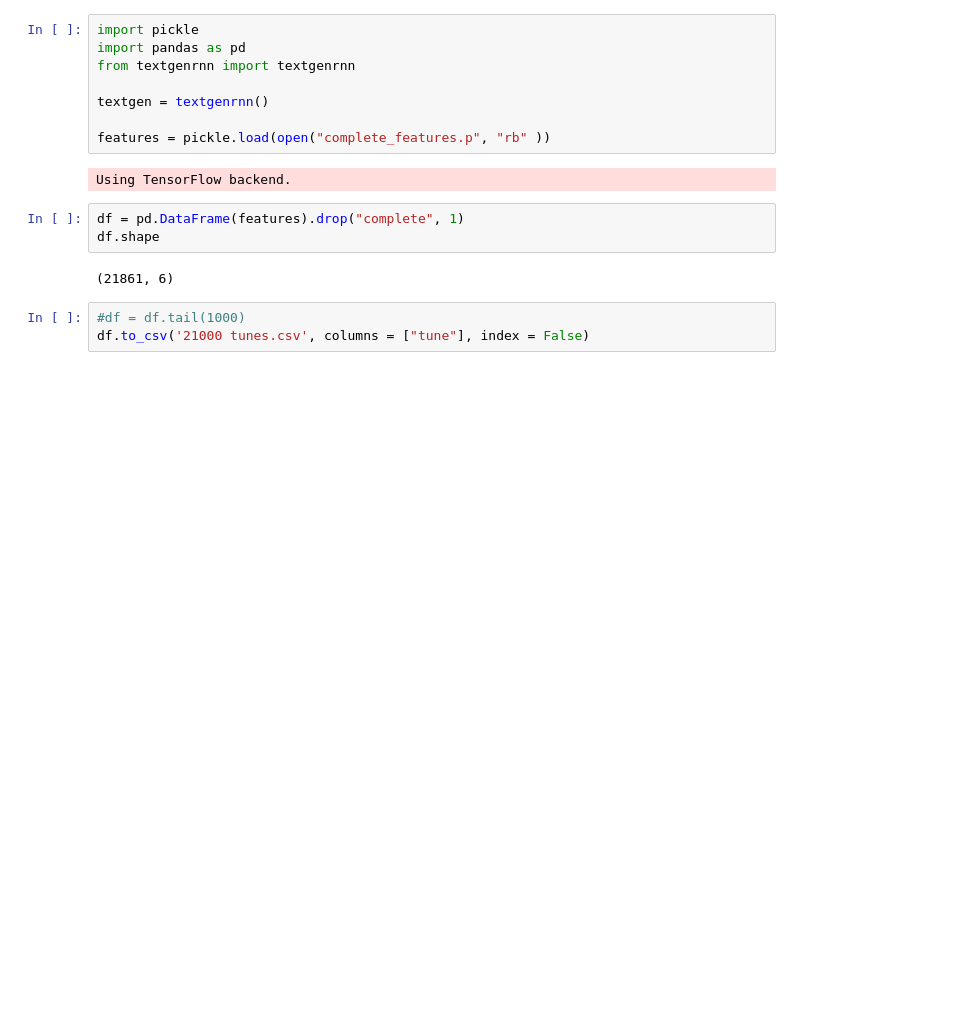
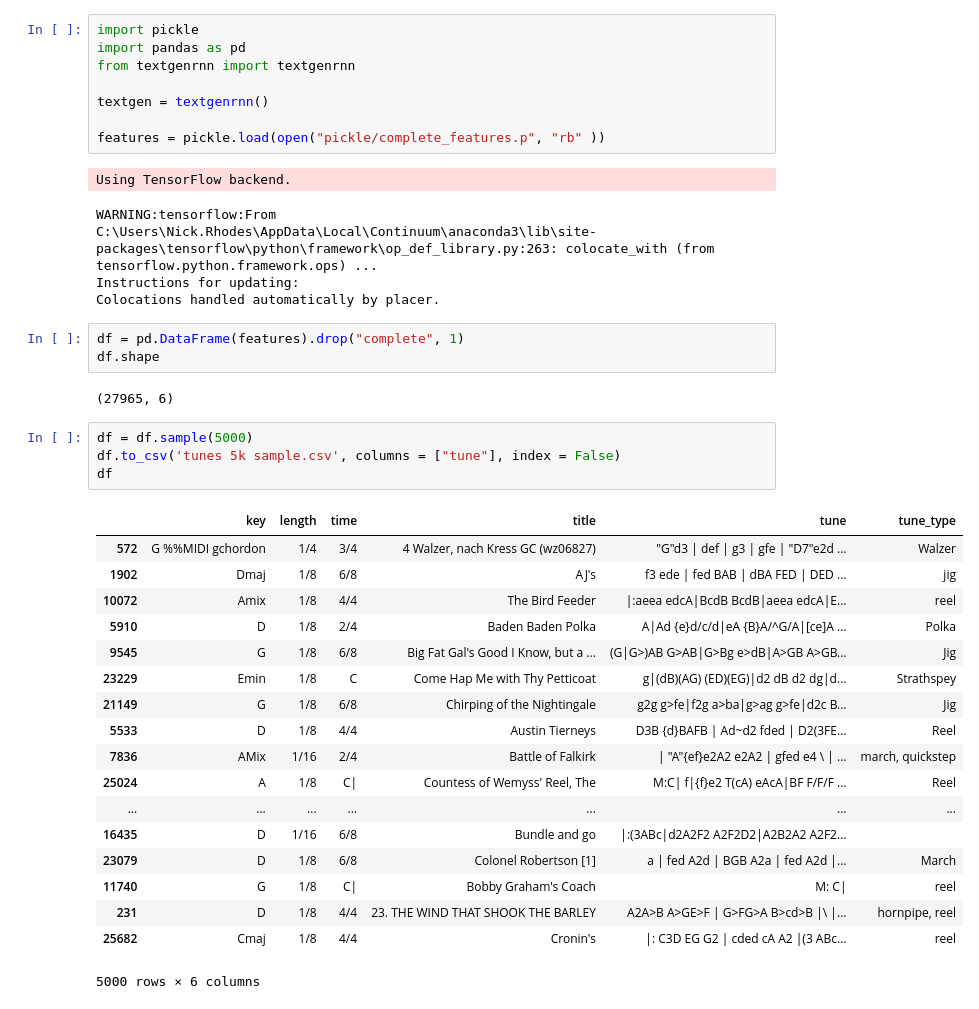
Before and after one commit to nrhodes1451/what-the-folk, a Jupyter notebook: Rubbish NN.ipynb, the cells around one changed output. Cells and saved outputs as stored; diff of their text form; blank space fills up the shorter version.

```diff
--- a/Rubbish NN.ipynb
+++ b/Rubbish NN.ipynb
@@ -5,16 +5,39 @@ from textgenrnn import textgenrnn
 
 textgen = textgenrnn()
 
-features = pickle.load(open("complete_features.p", "rb" ))
+features = pickle.load(open("pickle/complete_features.p", "rb" ))
 # %% [output]
 Using TensorFlow backend.
+WARNING:tensorflow:From C:\Users\Nick.Rhodes\AppData\Local\Continuum\anaconda3\lib\site-packages\tensorflow\python\framework\op_def_library.py:263: colocate_with (from tensorflow.python.framework.ops) ...
+Instructions for updating:
+Colocations handled automatically by placer.
 # %%
 df = pd.DataFrame(features).drop("complete", 1)
 df.shape
 # %% [output]
-(21861, 6)
+(27965, 6)
 # %%
-#df = df.tail(1000)
-df.to_csv('21000 tunes.csv', columns = ["tune"], index = False)
+df = df.sample(5000)
+df.to_csv('tunes 5k sample.csv', columns = ["tune"], index = False)
+df
+# %% [output]
+|  | key | length | time | title | tune | tune_type |
+| 572 | G %%MIDI gchordon | 1/4 | 3/4 | 4 Walzer, nach Kress GC (wz06827) | "G"d3 | def | g3 | gfe | "D7"e2d ... | Walzer |
+| 1902 | Dmaj | 1/8 | 6/8 | AJ's | f3 ede | fed BAB | dBA FED | DED ... | jig |
+| 10072 | Amix | 1/8 | 4/4 | The Bird Feeder | |:aeea edcA|BcdB BcdB|aeea edcA|E... | reel |
+| 5910 | D | 1/8 | 2/4 | Baden Baden Polka | A|Ad {e}d/c/d|eA {B}A/^G/A|[ce]A ... | Polka |
+| 9545 | G | 1/8 | 6/8 | Big Fat Gal's Good I Know, but a ... | (G|G>)AB G>AB|G>Bg e>dB|A>GB A>GB... | Jig |
+| 23229 | Emin | 1/8 | C | Come Hap Me with Thy Petticoat | g|(dB)(AG) (ED)(EG)|d2 dB d2 dg|d... | Strathspey |
+| 21149 | G | 1/8 | 6/8 | Chirping of the Nightingale | g2g g>fe|f2g a>ba|g>ag g>fe|d2c B... | Jig |
+| 5533 | D | 1/8 | 4/4 | Austin Tierneys | D3B {d}BAFB | Ad~d2 fded | D2(3FE... | Reel |
+| 7836 | AMix | 1/16 | 2/4 | Battle of Falkirk | | "A"{ef}e2A2 e2A2 | gfed e4 \ | ... | march, quickstep |
+| 25024 | A | 1/8 | C| | Countess of Wemyss' Reel, The | M:C| f|{f}e2 T(cA) eAcA|BF F/F/F ... | Reel |
+| ... | ... | ... | ... | ... | ... | ... |
+| 16435 | D | 1/16 | 6/8 | Bundle and go | |:(3ABc|d2A2F2 A2F2D2|A2B2A2 A2F2... |  |
+| 23079 | D | 1/8 | 6/8 | Colonel Robertson [1] | a | fed A2d | BGB A2a | fed A2d |... | March |
+| 11740 | G | 1/8 | C| | Bobby Graham's Coach | M: C| | reel |
+| 231 | D | 1/8 | 4/4 | 23. THE WIND THAT SHOOK THE BARLEY | A2A>B A>GE>F | G>FG>A B>cd>B |\ |... | hornpipe, reel |
+| 25682 | Cmaj | 1/8 | 4/4 | Cronin's | |: C3D EG G2 | cded cA A2 |(3 ABc... | reel |
+5000 rows × 6 columns
 # %%
 # Train model
```
Also changed, not shown: parts of 4 cells of this notebook, 14 other files.
